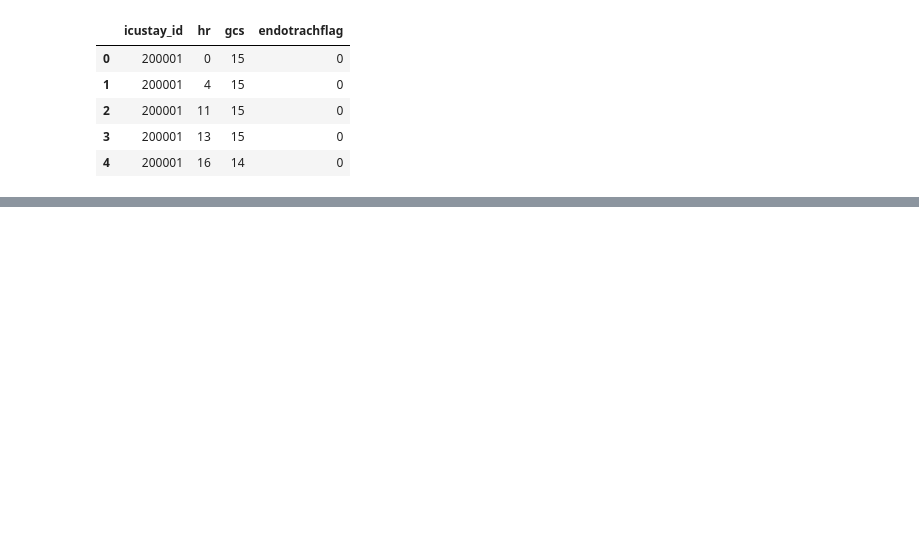
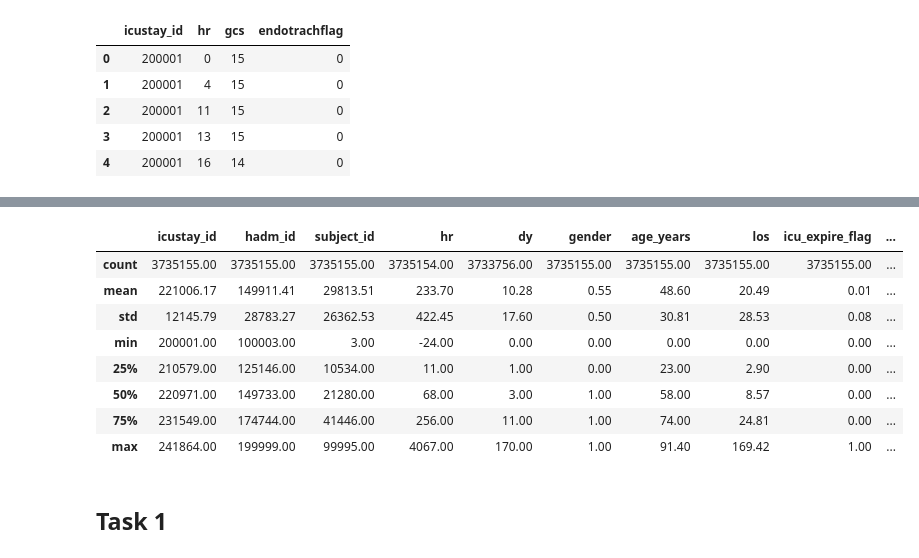
Before and after one commit to JoshyB14/Capstone_Project, a Jupyter notebook: capstone.ipynb, the cells around one changed output, grey strips where cells are left out. Saved outputs shown, nothing was run; the diff lists cells and outputs as text; code cells hidden in the pictures; blank space fills up the shorter version.

```diff
--- a/capstone.ipynb
+++ b/capstone.ipynb
@@ -254,0 +285,6 @@ master.head()
+# %%
+# merge blood culture with master
+master = pd.merge(master, blood_culture, how='left')
+# replace positive culture NAN values with 0 as no bacteria were tested for
+master['positiveculture'] = master['positiveculture'].fillna(0)
+master.head()
@@ -254,0 +353,4 @@ master.head()
+# %%
+# drop uneeded columns
+master = master.drop(['starttime', 'endtime'], axis=1)
+master.head()
@@ -421,0 +428,9 @@ master
+# %%
+# convert intime, outtime, dob to datetime format
+# Note: dates/ times have been shifted to preserve patient identity as per https://mimic.physionet.org/mimicdata/time/ hence they are set into the next century
+master['intime'] = pd.to_datetime(master['intime'])
+master['outtime'] = pd.to_datetime(master['outtime'])
+master['dob'] = pd.to_datetime(master['dob'])
+# %%
+# encode gender to binary variable
+master['gender'] = np.where(master['gender']=='M',1,0)
@@ -421,0 +439,13 @@ master
+# %%
+# Examine the range of values in dataframe
+master.describe()
+# %% [output]
+|  | icustay_id | hadm_id | subject_id | hr | dy | gender | age_years | los | icu_expire_flag | ... |
+| count | 3735155.00 | 3735155.00 | 3735155.00 | 3735154.00 | 3733756.00 | 3735155.00 | 3735155.00 | 3735155.00 | 3735155.00 | ... |
+| mean | 221006.17 | 149911.41 | 29813.51 | 233.70 | 10.28 | 0.55 | 48.60 | 20.49 | 0.01 | ... |
+| std | 12145.79 | 28783.27 | 26362.53 | 422.45 | 17.60 | 0.50 | 30.81 | 28.53 | 0.08 | ... |
+| min | 200001.00 | 100003.00 | 3.00 | -24.00 | 0.00 | 0.00 | 0.00 | 0.00 | 0.00 | ... |
+| 25% | 210579.00 | 125146.00 | 10534.00 | 11.00 | 1.00 | 0.00 | 23.00 | 2.90 | 0.00 | ... |
+| 50% | 220971.00 | 149733.00 | 21280.00 | 68.00 | 3.00 | 1.00 | 58.00 | 8.57 | 0.00 | ... |
+| 75% | 231549.00 | 174744.00 | 41446.00 | 256.00 | 11.00 | 1.00 | 74.00 | 24.81 | 0.00 | ... |
+| max | 241864.00 | 199999.00 | 99995.00 | 4067.00 | 170.00 | 1.00 | 91.40 | 169.42 | 1.00 | ... |
@@ -421,0 +481,2 @@ master
+# %% [markdown]
+## Task 1
```
Also changed, not shown: parts of 159 cells of this notebook.
